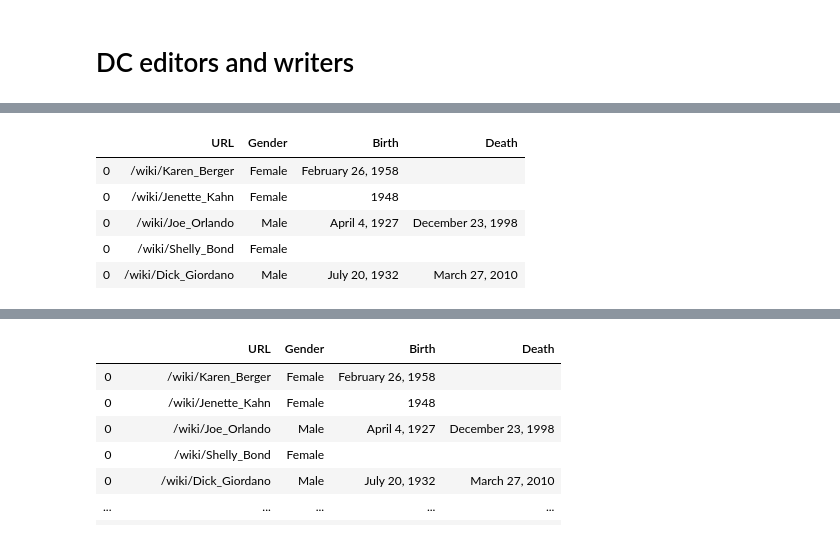
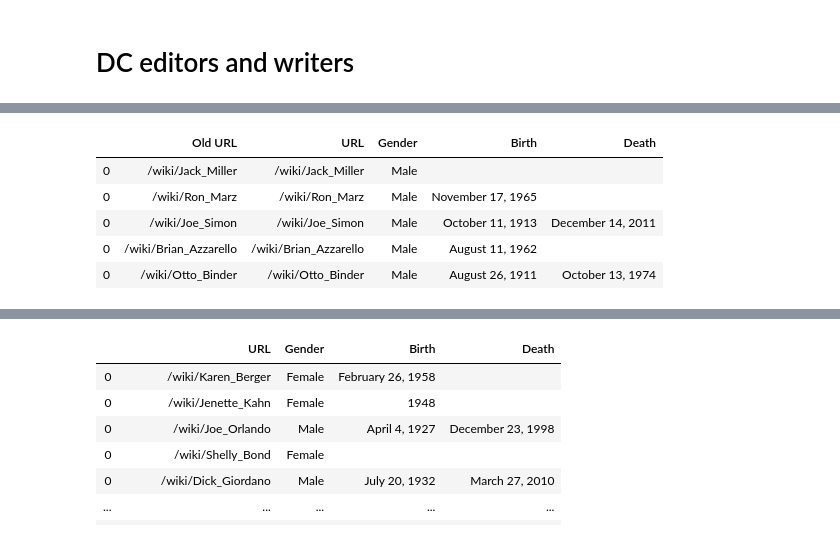
Before and after one commit to marvelous-comics/project_ADAELE, a Jupyter notebook: Editors writers analysis/Editors_writers_analysis.ipynb, the cells around one changed output, grey strips where cells are left out. Saved outputs shown, nothing was run; the diff lists cells and outputs as text; code cells hidden in the pictures.

```diff
--- a/Editors writers analysis/Editors_writers_analysis.ipynb
+++ b/Editors writers analysis/Editors_writers_analysis.ipynb
@@ -15,6 +15,6 @@ def save_to_pickle(file,name):
 # %% [markdown]
 # Marvel editors and writers
 # %%
-with open('marvel_comics_editor_writer.txt', 'rb') as f:
+with open('../marvel_comics_editor_writer.txt', 'rb') as f:
     marvel_ed_wr = pickle.load(f)
 # %%
@@ -102,3 +121,0 @@ save_to_pickle(marvel_ed_wr,'marvel_ed_wr_attributes')
-# %%
-with open('marvel_ed_wr_attributes.txt', 'rb') as f:
-    marvel_ed_wr = pickle.load(f)
@@ -121,5 +122,5 @@ marvel_ed_wr
 # %% [markdown]
 # DC editors and writers
 # %%
-with open('dc_comics_editor_writer.txt', 'rb') as f:
+with open('../dc_comics_editor_writer.txt', 'rb') as f:
     dc_ed_wr = pickle.load(f)
@@ -141,53 +143,64 @@ Name: Editor-in-chief URL, Length: 81, dtype: int64
 # %%
-new_columns = ['URL', 'Gender', 'Birth', 'Death']
+new_columns = ['Old URL', 'URL', 'Gender', 'Birth', 'Death']
 gender_ed_wr = pd.DataFrame(columns=new_columns)
 
-for URL in dc_ed_wr['Editor-in-chief URL'].unique():
-    if (URL is not '') and ('/wiki/' in URL):
-        if URL[0] is not '/':
-            URL = URL[1:]
+for oldurl in dc_ed_wr['Writer URL'].unique():
+    if oldurl is not '':
+        # Initialize variables
+        URL, gender, birth, death = '', '', '', ''
 
-        # Initialize variables
-        gender, birth, death = '', '', ''
+        editor = pd.DataFrame([[oldurl, URL, gender, birth, death]], columns = new_columns)
+        URL = oldurl
 
-        # Get URL and use html parser
-        URL = 'https://dc.fandom.com' + URL
+        if (URL is not '') and ('/wiki/' in URL):
+            if URL[0] is not '/':
+                URL = URL[1:]
 
-        r = requests.get(URL)
-        page_body = r.text
+            # Initialize variables
+            gender, birth, death = '', '', ''
 
-        soup = BeautifulSoup(page_body, 'html.parser')
+            # Get URL and use html parser
+            URL = 'https://dc.fandom.com' + URL
 
-        URL = URL.replace('https://dc.fandom.com','')
+            r = requests.get(URL)
+            page_body = r.text
 
-        # Parsing
-        side_tab = soup.find_all('aside', class_='portable-infobox pi-background pi-theme-wikia pi-layout-default')
+            soup = BeautifulSoup(page_body, 'html.parser')
 
-        for p in side_tab:
-            for pp in p.find_all('div', class_='pi-item pi-data pi-item-spacing pi-border-color'):
-                if pp and pp.find_next('h3', class_="pi-data-label pi-secondary-font"):
-                    if pp.find_next('h3', class_="pi-data-label pi-secondary-font").text == 'Gender':
-                        if pp.find('div', class_='pi-data-value pi-font'):
-                            gender = pp.find('div', class_='pi-data-value pi-font').text
-                    if pp.find_next('h3', class_="pi-data-label pi-secondary-font").text == 'Date of Birth':
-                        if pp.find('div', class_='pi-data-value pi-font'):
-                            birth = pp.find('div', class_='pi-data-value pi-font').text
-                    if pp.find_next('h3', class_="pi-data-label pi-secondary-font").text == 'Date of Death':
-                        if pp.find('div', class_='pi-data-value pi-font'):
-                            death = pp.find('div', class_='pi-data-value pi-font').text
+            URL = URL.replace('https://dc.fandom.com','')
 
-        if URL not in gender_ed_wr['URL'].unique():
-            editor = pd.DataFrame([[URL, gender, birth, death]], columns = new_columns)
-            gender_ed_wr = gender_ed_wr.append(editor)
+            # Parsing
+            side_tab = soup.find_all('aside', class_='portable-infobox pi-background pi-theme-wikia pi-layout-default')
+
+            for p in side_tab:
+                for pp in p.find_all('div', class_='pi-item pi-data pi-item-spacing pi-border-color'):
+                    if pp and pp.find_next('h3', class_="pi-data-label pi-secondary-font"):
+                        if pp.find_next('h3', class_="pi-data-label pi-secondary-font").text == 'Gender':
+                            if pp.find('div', class_='pi-data-value pi-font'):
+                                gender = pp.find('div', class_='pi-data-value pi-font').text
+                        if pp.find_next('h3', class_="pi-data-label pi-secondary-font").text == 'Date of Birth':
+                            if pp.find('div', class_='pi-data-value pi-font'):
+                                birth = pp.find('div', class_='pi-data-value pi-font').text
+                        if pp.find_next('h3', class_="pi-data-label pi-secondary-font").text == 'Date of Death':
+                            if pp.find('div', class_='pi-data-value pi-font'):
+                                death = pp.find('div', class_='pi-data-value pi-font').text
+
+            if URL not in gender_ed_wr['URL'].unique():
+                editor['URL'] = URL
+                editor['Gender'] = gender
+                editor['Birth'] = birth
+                editor['Death'] = death
+
+    gender_ed_wr = gender_ed_wr.append(editor)
 
 gender_ed_wr.head()
 # %% [output]
-|  | URL | Gender | Birth | Death |
-| 0 | /wiki/Karen_Berger | Female | February 26, 1958 |  |
-| 0 | /wiki/Jenette_Kahn | Female | 1948 |  |
-| 0 | /wiki/Joe_Orlando | Male | April 4, 1927 | December 23, 1998 |
-| 0 | /wiki/Shelly_Bond | Female |  |  |
-| 0 | /wiki/Dick_Giordano | Male | July 20, 1932 | March 27, 2010 |
+|  | Old URL | URL | Gender | Birth | Death |
+| 0 | /wiki/Jack_Miller | /wiki/Jack_Miller | Male |  |  |
+| 0 | /wiki/Ron_Marz | /wiki/Ron_Marz | Male | November 17, 1965 |  |
+| 0 | /wiki/Joe_Simon | /wiki/Joe_Simon | Male | October 11, 1913 | December 14, 2011 |
+| 0 | /wiki/Brian_Azzarello | /wiki/Brian_Azzarello | Male | August 11, 1962 |  |
+| 0 | /wiki/Otto_Binder | /wiki/Otto_Binder | Male | August 26, 1911 | October 13, 1974 |
 # %%
 gender_ed_wr
 # %% [output]
```
Also changed, not shown: parts of 9 cells of this notebook, 4 other files.
